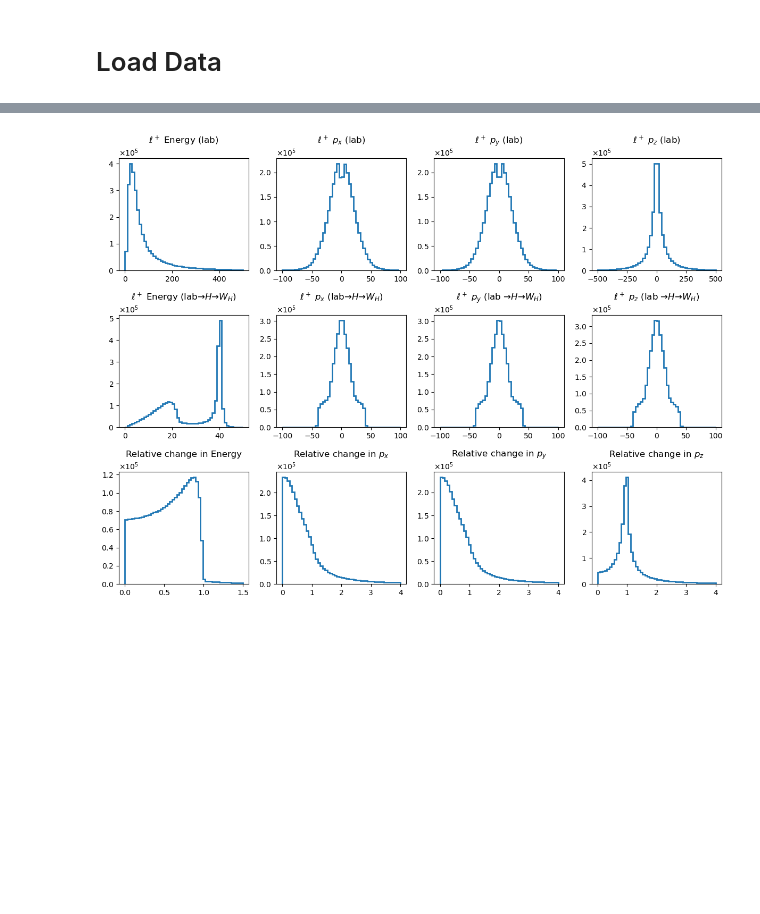
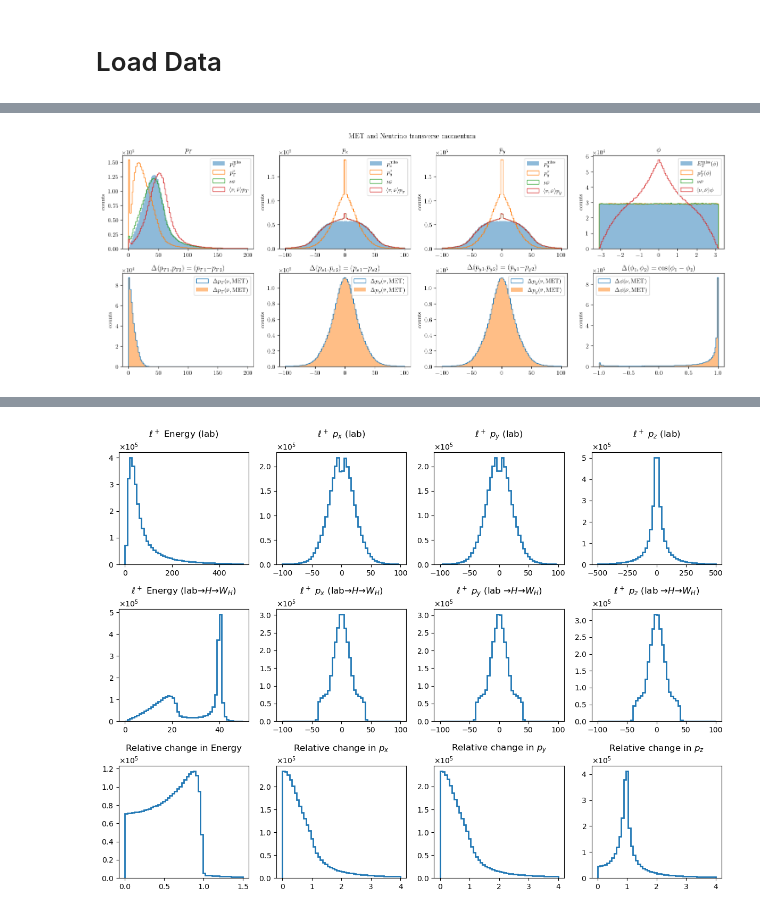
Before and after one commit to SiangYuan-Lin/Bell-Inequality-study, a Jupyter notebook: Rest_frame_reconstruction.ipynb, the cells around one changed output, grey strips where cells are left out. Drawn from its saved outputs; the diff is of its cells as text; code cells hidden in the pictures; blank space fills up the shorter version.

```diff
--- a/Rest_frame_reconstruction.ipynb
+++ b/Rest_frame_reconstruction.ipynb
@@ -305,0 +80,55 @@ Wall time: 13 s
+# %%
+diNeutrino = pd.DataFrame()
+diNeutrino['E'  ] = NeutrinoP['E' ]+NeutrinoM['E' ]
+diNeutrino['px' ] = NeutrinoP['px']+NeutrinoM['px']
+diNeutrino['py' ] = NeutrinoP['py']+NeutrinoM['py']
+diNeutrino['pz' ] = NeutrinoP['pz']+NeutrinoM['pz']
+diNeutrino['m2' ] = mv.vinv_mass_2(diNeutrino['E'],diNeutrino['px'],diNeutrino['py'],diNeutrino['pz'])
+diNeutrino['P'  ] = mv.vvec_mag(diNeutrino['px'],diNeutrino['py'],diNeutrino['pz'])
+diNeutrino['pt' ] = np.sqrt(diNeutrino['px']**2 + diNeutrino['py']**2)
+diNeutrino['phi'] = np.arctan2(diNeutrino['py'],diNeutrino['px'])
+diNeutrino['eta'] = np.arctanh(diNeutrino['pz']/diNeutrino['P'])
+# %%
+plt.style.use("default")
+mpl.rcParams['text.usetex'] = True
+mpl.rcParams['font.family'] = 'serif'
+mpl.rcParams['font.serif'] = ['Computer Modern']
+fig, ax = plt.subplots(nrows=2,ncols=4,figsize=(15,6),tight_layout=True)
+ax = ax.flatten()
+plt.suptitle("MET and Neutrino transverse momentum")
+DF_label = ['pt','px','py','phi']
+x_label = [r'$p_T$',r'$p_x$',r'$p_y$',r'$\phi$']
+x_axis = np.array([[0,200],[-100,100],[-100,100],[-np.pi,np.pi]])
+nu_label  = [r"$p_T^\nu$",r"$p_y^\nu$",r"$p_y^\nu$",r"$p_T^\nu(\phi)$"]
+met_label = [r"$p_T^\mathrm{miss}$",r"$p_x^\mathrm{miss}$",r"$p_y^\mathrm{miss}$",r"$E_T^\mathrm{miss}(\phi)$"]
+for i in range(4):
+    ax[i].hist(MET[DF_label[i]],bins=100,range=x_axis[i],histtype='bar',alpha=0.5,label=[met_label[i]])
+    ax[i].hist(NeutrinoP[DF_label[i]],bins=100,range=x_axis[i],histtype='step',label=[ nu_label[i]])
+    ax[i].hist(diNeutrino[DF_label[i]],bins=100,range=x_axis[i],histtype='step',label=r'$\nu\bar\nu$')
+
+    if i ==3:
+        ax[i].hist((NeutrinoP[DF_label[i]]+NeutrinoM[DF_label[i]])*0.5,bins=100,range=x_axis[i],histtype='step',label=r'$\langle\nu,\bar\nu\rangle$'+x_label[i])
+    else:
+        ax[i].hist((NeutrinoP[DF_label[i]]+NeutrinoM[DF_label[i]]),bins=100,range=x_axis[i],histtype='step',label=r'$\langle\nu,\bar\nu\rangle$'+x_label[i])
+
+    diff_p = (NeutrinoP[DF_label[i]]-MET[DF_label[i]])
+    diff_m = (NeutrinoM[DF_label[i]]-MET[DF_label[i]])
+    ax[i].set_title(x_label[i])
+    ax[i+4].set_title(r"$\Delta($"+x_label[i]+r'$_1,$'+x_label[i]+r'$_2) = ($'+x_label[i]+r'$_1-$'+x_label[i]+r'$_2)$')
+    if i == 3:
+        diff_p = np.cos(NeutrinoP[DF_label[i]] - MET[DF_label[i]])
+        diff_m = np.cos(NeutrinoM[DF_label[i]] - MET[DF_label[i]])
+        ax[i+4].set_title(r"$\Delta(\phi_1,\phi_2) = \cos(\phi_1 - \phi_2)$")
+    ax[i+4].hist(diff_p,bins=100,range=[-1,1] if i==3 else x_axis[i],histtype='step',label = r'$\Delta$'+x_label[i]+r'$(\nu,\mathrm{MET})$')
+    ax[i+4].hist(diff_m,bins=100,range=[-1,1] if i==3 else x_axis[i],histtype='bar',alpha=0.5,label = r'$\Delta$'+x_label[i]+r'$(\bar\nu,\mathrm{MET})$')
+
+
+for i in range(8):
+    ax[i].ticklabel_format(axis='y', style='sci', useMathText=True, scilimits=(-4,4))
+    ax[i].set_ylabel("counts")
+    ax[i].legend()
+
+
+plt.show()
+# %% [output]
+[figure, added]
```
Also changed, not shown: parts of 83 cells of this notebook, 6 other files.
